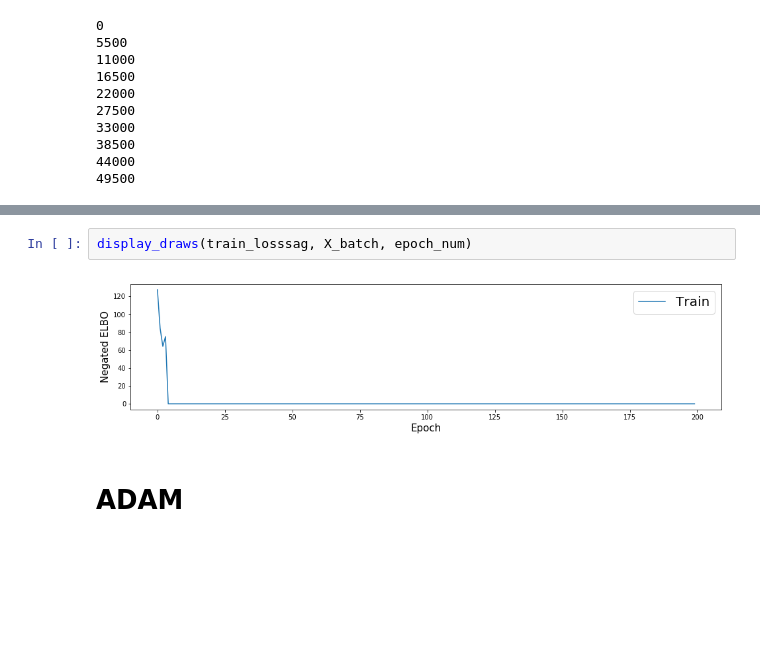
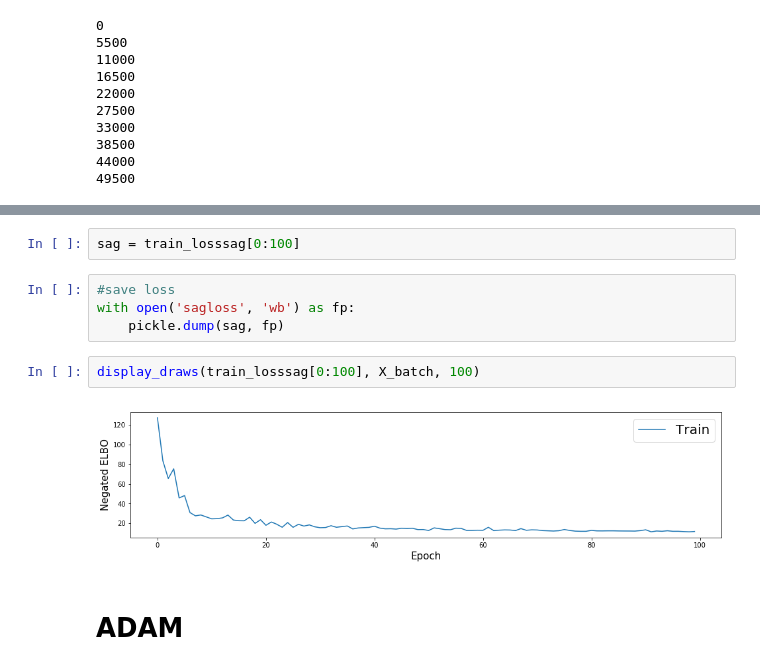
Before and after one commit to BelhalK/BayesianNeuralNets, a Jupyter notebook: MNIST/MNIST-BNN-CustomOptimizer.ipynb, the cells around one changed output, grey strips where cells are left out. Drawn from its saved outputs; the diff is of its cells as text; blank space fills up the shorter version.

```diff
--- a/MNIST/MNIST-BNN-CustomOptimizer.ipynb
+++ b/MNIST/MNIST-BNN-CustomOptimizer.ipynb
@@ -276,7 +283,13 @@ for epoch in range(1,epoch_num):
+# %%
+sag = train_losssag[0:100]
+# %%
+#save loss
+with open('sagloss', 'wb') as fp:
+    pickle.dump(sag, fp)
 # %%
-display_draws(train_losssag, X_batch, epoch_num)
+display_draws(train_losssag[0:100], X_batch, 100)
 # %% [output]
-[figure, old version]
+[figure, new version]
 # %% [markdown]
 # ADAM
 # %%
```
Also changed, not shown: parts of 14 cells of this notebook, 10 other files.
